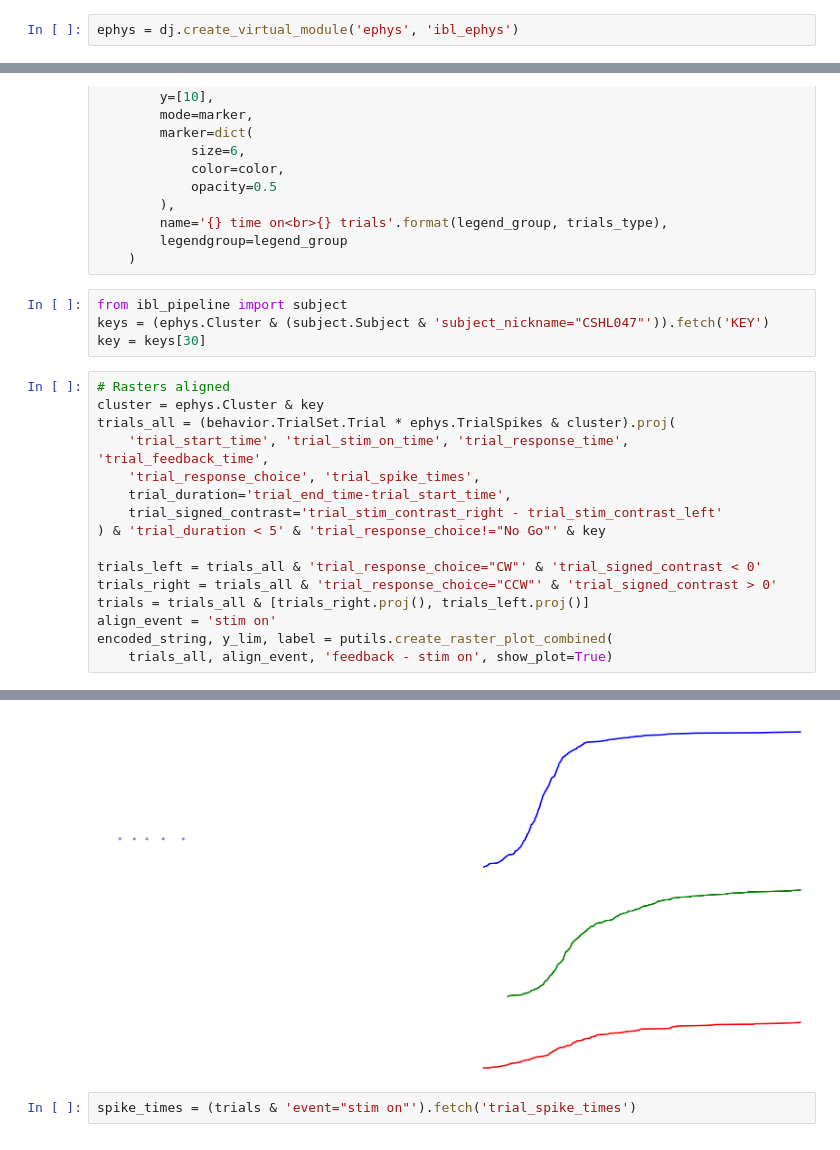
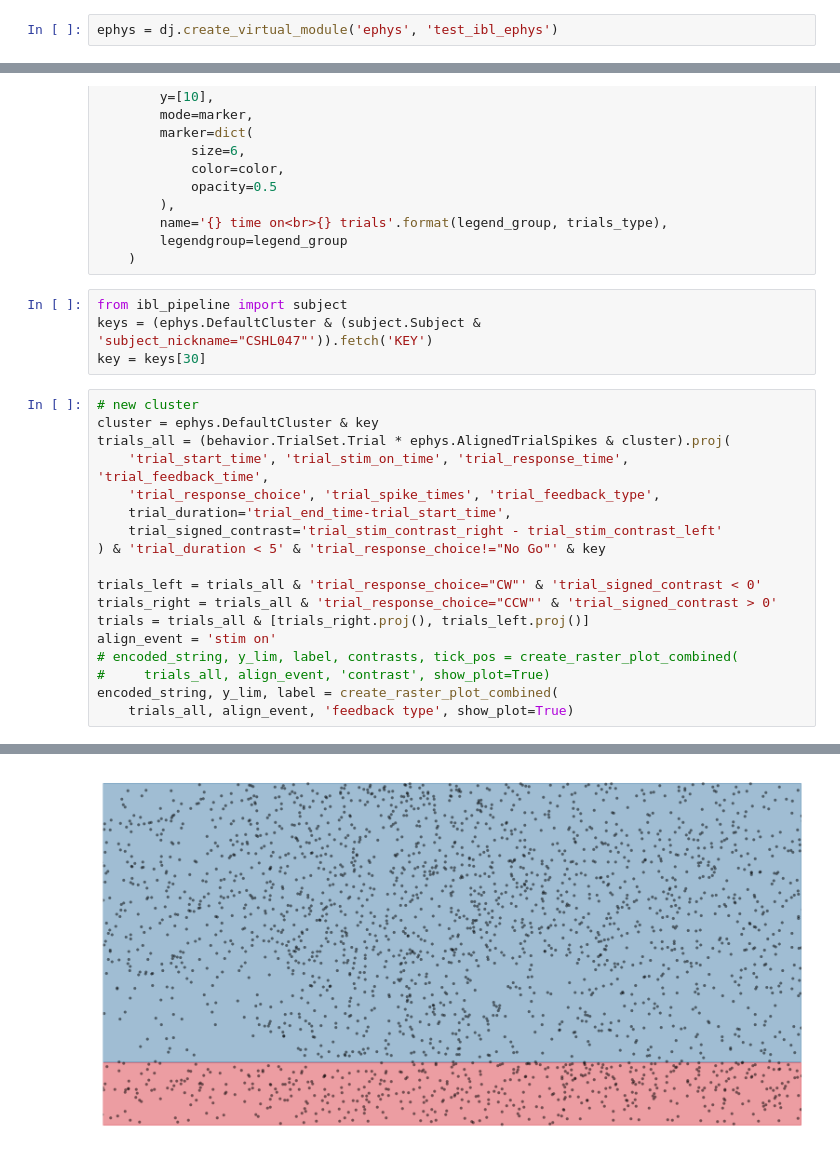
Before and after one commit to int-brain-lab/IBL-pipeline, a Jupyter notebook: notebooks/notebooks_plotting/Rasters.ipynb, the cells around one changed output, grey strips where cells are left out. Cells and saved outputs as stored; diff of their text form.

Commit message:
Rasters updates

```diff
--- a/notebooks/notebooks_plotting/Rasters.ipynb
+++ b/notebooks/notebooks_plotting/Rasters.ipynb
@@ -11,5 +14,5 @@ import pandas as pd
 # %%
-ephys = dj.create_virtual_module('ephys', 'ibl_ephys')
+ephys = dj.create_virtual_module('ephys', 'test_ibl_ephys')
 # %%
 def get_sort_and_marker(align_event, sorting_var):
 
@@ -246,14 +364,14 @@ def get_legend(trials_type, legend_group):
     )
 # %%
 from ibl_pipeline import subject
-keys = (ephys.Cluster & (subject.Subject & 'subject_nickname="CSHL047"')).fetch('KEY')
+keys = (ephys.DefaultCluster & (subject.Subject & 'subject_nickname="CSHL047"')).fetch('KEY')
 key = keys[30]
 # %%
-# Rasters aligned
-cluster = ephys.Cluster & key
-trials_all = (behavior.TrialSet.Trial * ephys.TrialSpikes & cluster).proj(
+# new cluster
+cluster = ephys.DefaultCluster & key
+trials_all = (behavior.TrialSet.Trial * ephys.AlignedTrialSpikes & cluster).proj(
     'trial_start_time', 'trial_stim_on_time', 'trial_response_time', 'trial_feedback_time',
-    'trial_response_choice', 'trial_spike_times',
+    'trial_response_choice', 'trial_spike_times', 'trial_feedback_type',
     trial_duration='trial_end_time-trial_start_time',
     trial_signed_contrast='trial_stim_contrast_right - trial_stim_contrast_left'
 ) & 'trial_duration < 5' & 'trial_response_choice!="No Go"' & key
@@ -262,6 +380,8 @@ trials_left = trials_all & 'trial_response_choice="CW"' & 'trial_signed_contrast
 trials_right = trials_all & 'trial_response_choice="CCW"' & 'trial_signed_contrast > 0'
 trials = trials_all & [trials_right.proj(), trials_left.proj()]
 align_event = 'stim on'
-encoded_string, y_lim, label = putils.create_raster_plot_combined(
-    trials_all, align_event, 'feedback - stim on', show_plot=True)
+# encoded_string, y_lim, label, contrasts, tick_pos = create_raster_plot_combined(
+#     trials_all, align_event, 'contrast', show_plot=True)
+encoded_string, y_lim, label = create_raster_plot_combined(
+    trials_all, align_event, 'feedback type', show_plot=True)
 # %% [output]
@@ -268,3 +389 @@ encoded_string, y_lim, label = putils.create_raster_plot_combined(
-[figure, old version]
+[figure, new version]
-# %%
-spike_times = (trials & 'event="stim on"').fetch('trial_spike_times')
```
Also changed, not shown: parts of 18 cells of this notebook, 4 other files.
